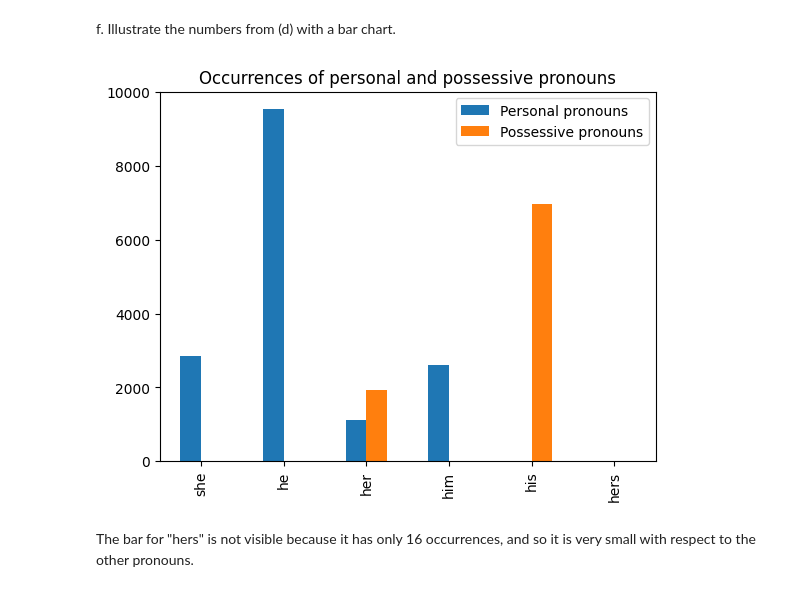
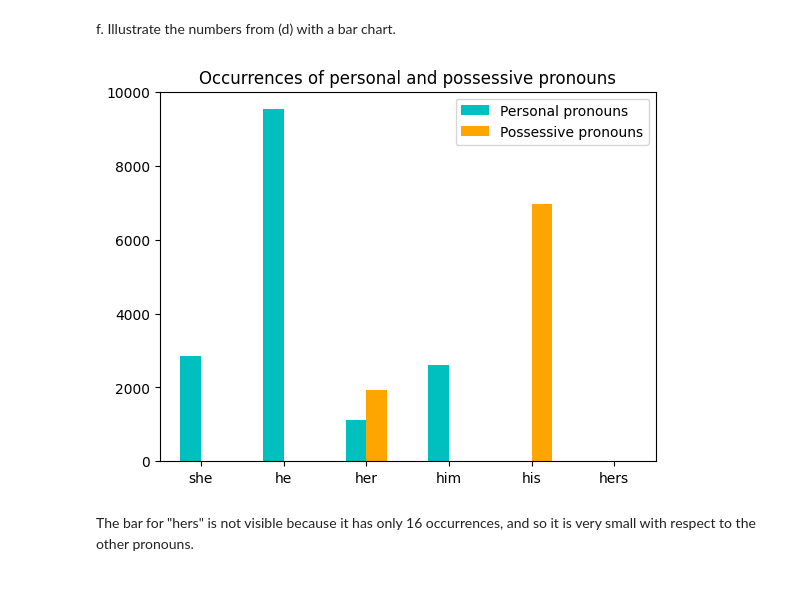
Before and after one commit to alessiasanfelici/IN4080--NLP-Exercises, a Jupyter notebook: NLP-Projects/project1.ipynb, the cells around one changed output. Cells and saved outputs as stored; diff of their text form; code cells hidden in the pictures.

```diff
--- a/NLP-Projects/project1.ipynb
+++ b/NLP-Projects/project1.ipynb
@@ -146,11 +154,12 @@ Percentage of the masculine personal pronoun in object form: 21.505553270259153
 # %% [markdown]
 f. Illustrate the numbers from (d) with a bar chart.
 # %%
-df_pronouns.plot(kind = "bar")
+df_pronouns.plot(kind = "bar", color = ["c", "orange"])
 plt.title("Occurrences of personal and possessive pronouns")
+plt.xticks(rotation = 0)
 plt.show()
 # %% [output]
-[figure, old version]
+[figure, new version]
 # %% [markdown]
 The bar for "hers" is not visible because it has only 16 occurrences, and so it is very small with respect to the other pronouns.
 # %% [markdown]
```
Also changed, not shown: parts of 5 cells of this notebook.
